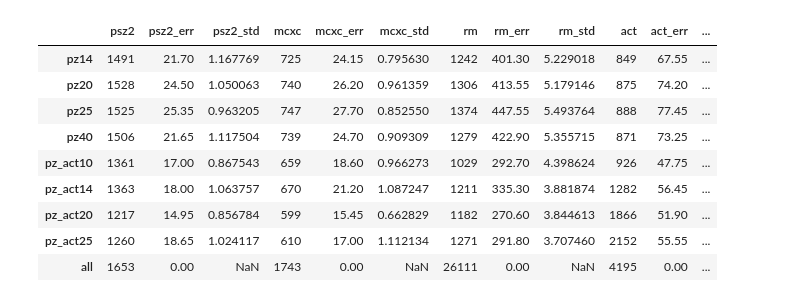
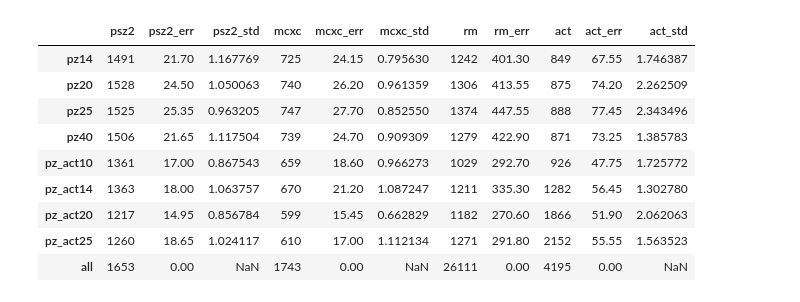
Before and after one commit to rt2122/data-segmentation-2, a Jupyter notebook: visualizations/cats_comparison.ipynb, the cells around one changed output. Saved outputs shown, nothing was run; the diff lists cells and outputs as text; code cells hidden in the pictures.

```diff
--- a/visualizations/cats_comparison.ipynb
+++ b/visualizations/cats_comparison.ipynb
@@ -76,19 +82,19 @@ line['fp'] = 0
 comp_df.append(pd.DataFrame(line, index=['all']))
 comp_df = pd.concat(comp_df)
 recall_df = pd.concat(recall_df)
-# %%
-comp_df
-# %% [output]
-|  | psz2 | psz2_err | psz2_std | mcxc | mcxc_err | mcxc_std | rm | rm_err | rm_std | act | act_err | ... |
-| pz14 | 1491 | 21.70 | 1.167769 | 725 | 24.15 | 0.795630 | 1242 | 401.30 | 5.229018 | 849 | 67.55 | ... |
-| pz20 | 1528 | 24.50 | 1.050063 | 740 | 26.20 | 0.961359 | 1306 | 413.55 | 5.179146 | 875 | 74.20 | ... |
-| pz25 | 1525 | 25.35 | 0.963205 | 747 | 27.70 | 0.852550 | 1374 | 447.55 | 5.493764 | 888 | 77.45 | ... |
-| pz40 | 1506 | 21.65 | 1.117504 | 739 | 24.70 | 0.909309 | 1279 | 422.90 | 5.355715 | 871 | 73.25 | ... |
-| pz_act10 | 1361 | 17.00 | 0.867543 | 659 | 18.60 | 0.966273 | 1029 | 292.70 | 4.398624 | 926 | 47.75 | ... |
-| pz_act14 | 1363 | 18.00 | 1.063757 | 670 | 21.20 | 1.087247 | 1211 | 335.30 | 3.881874 | 1282 | 56.45 | ... |
-| pz_act20 | 1217 | 14.95 | 0.856784 | 599 | 15.45 | 0.662829 | 1182 | 270.60 | 3.844613 | 1866 | 51.90 | ... |
-| pz_act25 | 1260 | 18.65 | 1.024117 | 610 | 17.00 | 1.112134 | 1271 | 291.80 | 3.707460 | 2152 | 55.55 | ... |
-| all | 1653 | 0.00 | NaN | 1743 | 0.00 | NaN | 26111 | 0.00 | NaN | 4195 | 0.00 | ... |
+# %%
+comp_df[['psz2', 'psz2_err', 'psz2_std', 'mcxc', 'mcxc_err', 'mcxc_std', 'rm', 'rm_err', 'act', 'act_err', 'act_std']]
+# %% [output]
+|  | psz2 | psz2_err | psz2_std | mcxc | mcxc_err | mcxc_std | rm | rm_err | act | act_err | act_std |
+| pz14 | 1491 | 21.70 | 1.167769 | 725 | 24.15 | 0.795630 | 1242 | 401.30 | 849 | 67.55 | 1.746387 |
+| pz20 | 1528 | 24.50 | 1.050063 | 740 | 26.20 | 0.961359 | 1306 | 413.55 | 875 | 74.20 | 2.262509 |
+| pz25 | 1525 | 25.35 | 0.963205 | 747 | 27.70 | 0.852550 | 1374 | 447.55 | 888 | 77.45 | 2.343496 |
+| pz40 | 1506 | 21.65 | 1.117504 | 739 | 24.70 | 0.909309 | 1279 | 422.90 | 871 | 73.25 | 1.385783 |
+| pz_act10 | 1361 | 17.00 | 0.867543 | 659 | 18.60 | 0.966273 | 1029 | 292.70 | 926 | 47.75 | 1.725772 |
+| pz_act14 | 1363 | 18.00 | 1.063757 | 670 | 21.20 | 1.087247 | 1211 | 335.30 | 1282 | 56.45 | 1.302780 |
+| pz_act20 | 1217 | 14.95 | 0.856784 | 599 | 15.45 | 0.662829 | 1182 | 270.60 | 1866 | 51.90 | 2.062063 |
+| pz_act25 | 1260 | 18.65 | 1.024117 | 610 | 17.00 | 1.112134 | 1271 | 291.80 | 2152 | 55.55 | 1.563523 |
+| all | 1653 | 0.00 | NaN | 1743 | 0.00 | NaN | 26111 | 0.00 | 4195 | 0.00 | NaN |
 # %%
 recall_df
 # %% [output]
```
Also changed, not shown: parts of 3 cells of this notebook, 1 other file.
